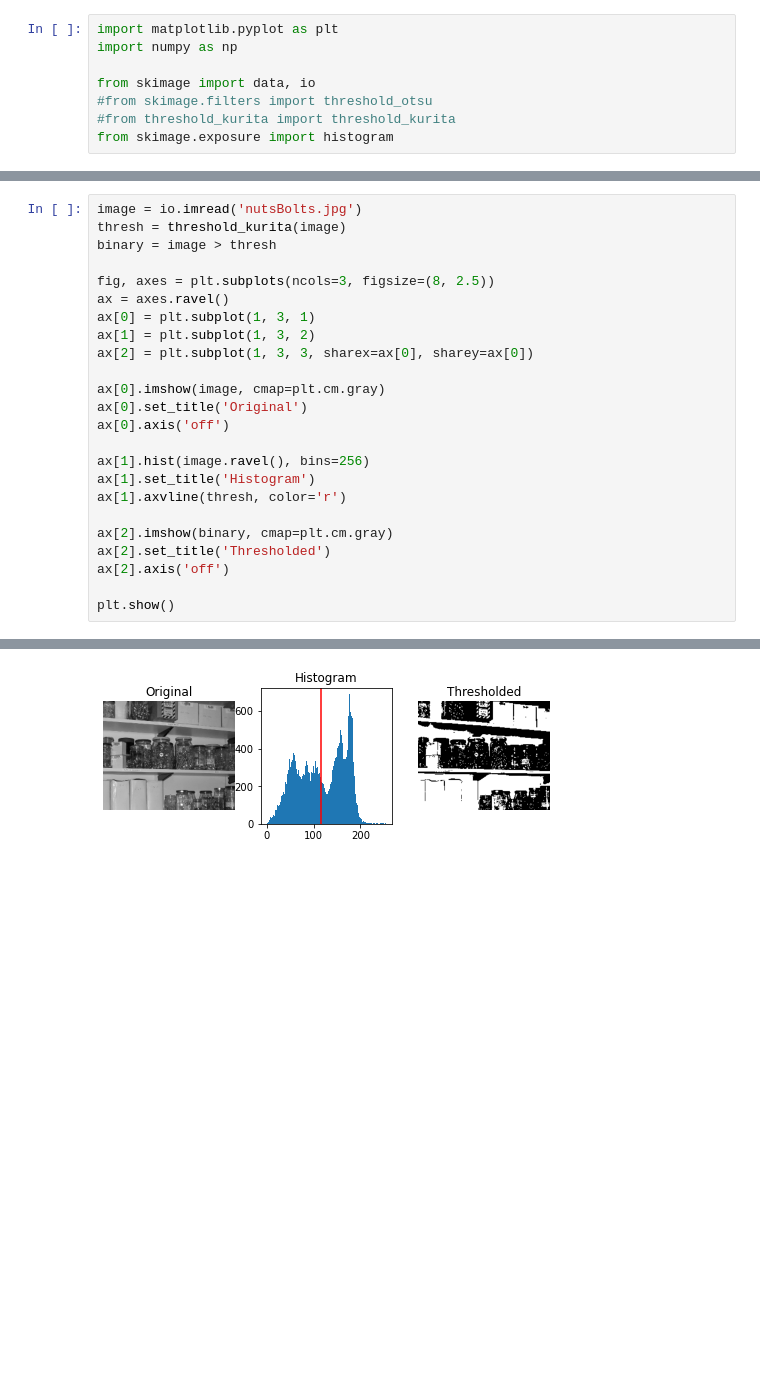
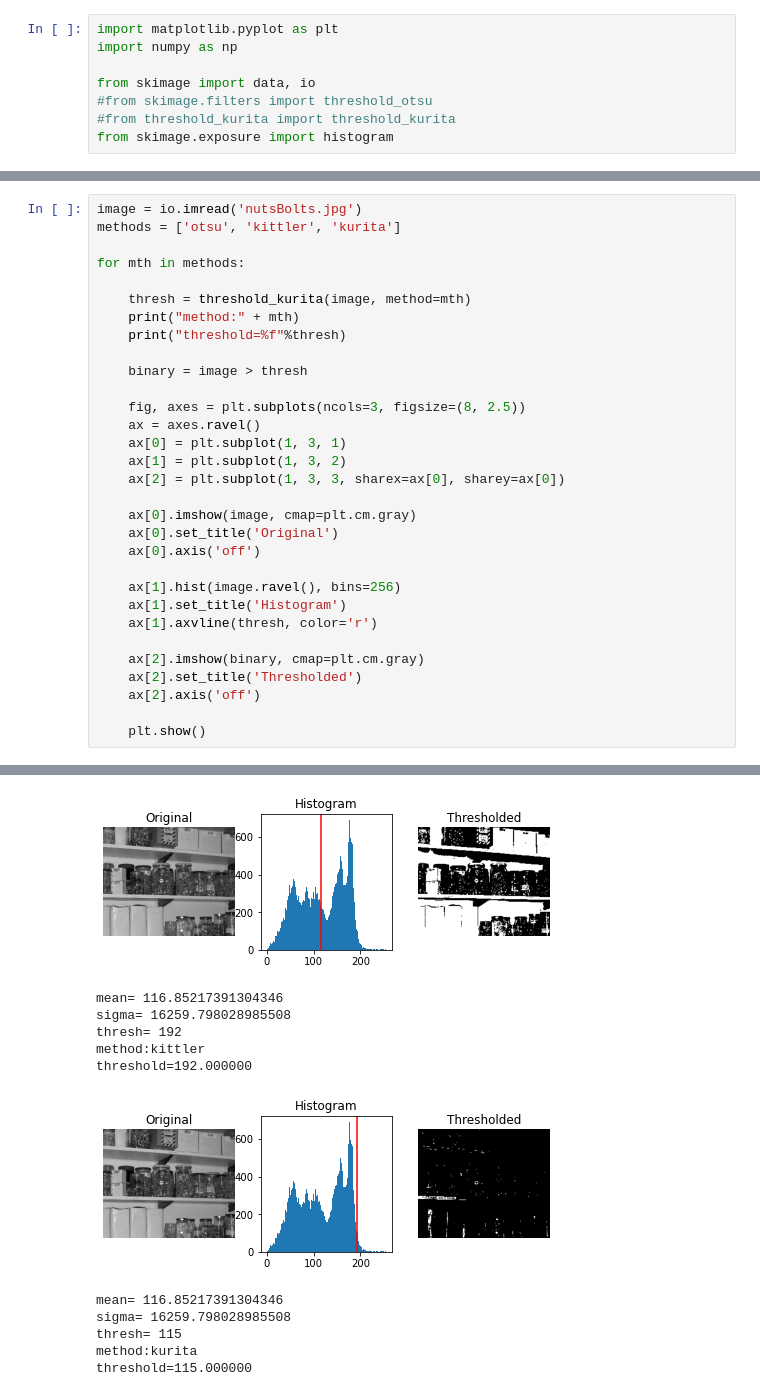
Before and after one commit to namoshi/thresh, a Jupyter notebook: kurita_thresh.ipynb, the cells around one changed output, grey strips where cells are left out. Saved outputs shown, nothing was run; the diff lists cells and outputs as text; blank space fills up the shorter version.

```diff
--- a/kurita_thresh.ipynb
+++ b/kurita_thresh.ipynb
@@ -174,27 +242,34 @@ thresh= 146
 # %%
 image = io.imread('nutsBolts.jpg')
-thresh = threshold_kurita(image)
-binary = image > thresh
+methods = ['otsu', 'kittler', 'kurita']
 
-fig, axes = plt.subplots(ncols=3, figsize=(8, 2.5))
-ax = axes.ravel()
-ax[0] = plt.subplot(1, 3, 1)
-ax[1] = plt.subplot(1, 3, 2)
-ax[2] = plt.subplot(1, 3, 3, sharex=ax[0], sharey=ax[0])
+for mth in methods:
 
-ax[0].imshow(image, cmap=plt.cm.gray)
-ax[0].set_title('Original')
-ax[0].axis('off')
+    thresh = threshold_kurita(image, method=mth)
+    print("method:" + mth)
+    print("threshold=%f"%thresh)
 
-ax[1].hist(image.ravel(), bins=256)
-ax[1].set_title('Histogram')
-ax[1].axvline(thresh, color='r')
+    binary = image > thresh
 
-ax[2].imshow(binary, cmap=plt.cm.gray)
-ax[2].set_title('Thresholded')
-ax[2].axis('off')
+    fig, axes = plt.subplots(ncols=3, figsize=(8, 2.5))
+    ax = axes.ravel()
+    ax[0] = plt.subplot(1, 3, 1)
+    ax[1] = plt.subplot(1, 3, 2)
+    ax[2] = plt.subplot(1, 3, 3, sharex=ax[0], sharey=ax[0])
 
-plt.show()
+    ax[0].imshow(image, cmap=plt.cm.gray)
+    ax[0].set_title('Original')
+    ax[0].axis('off')
+
+    ax[1].hist(image.ravel(), bins=256)
+    ax[1].set_title('Histogram')
+    ax[1].axvline(thresh, color='r')
+
+    ax[2].imshow(binary, cmap=plt.cm.gray)
+    ax[2].set_title('Thresholded')
+    ax[2].axis('off')
+
+    plt.show()
 # %% [output]
 mean= 116.85217391304346
 sigma= 16259.798028985508
@@ -203 +279,12 @@ thresh= 115
 [figure]
+mean= 116.85217391304346
+sigma= 16259.798028985508
+thresh= 192
+method:kittler
+threshold=192.000000
+[figure, added]
+mean= 116.85217391304346
+sigma= 16259.798028985508
+thresh= 115
+method:kurita
+threshold=115.000000
```
Also changed, not shown: parts of 5 cells of this notebook.
